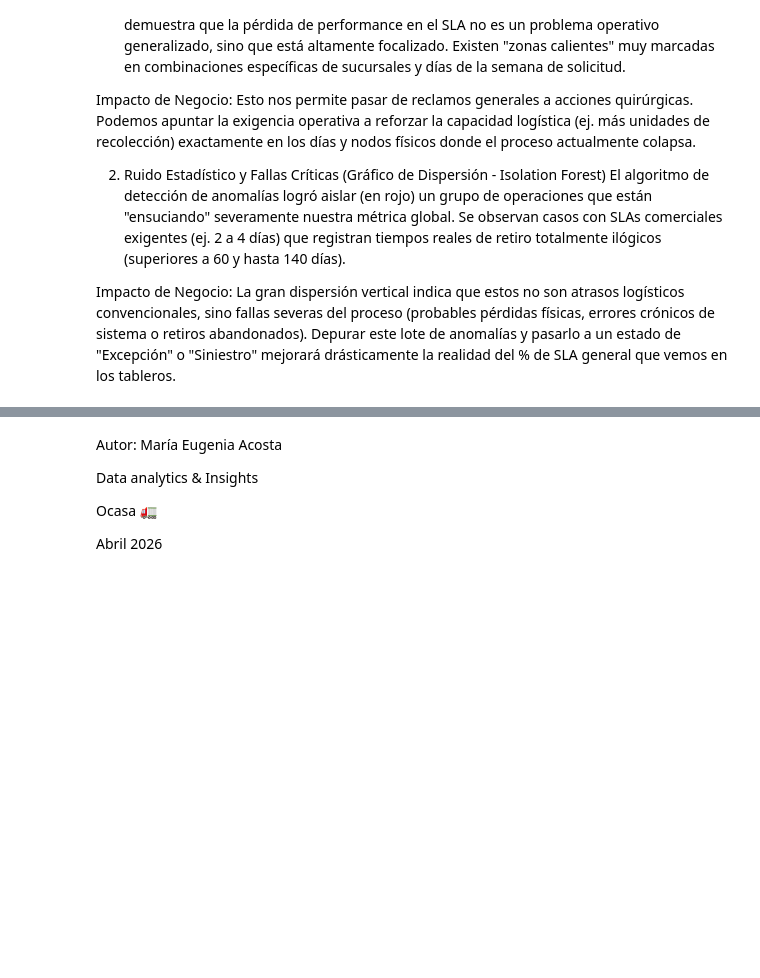
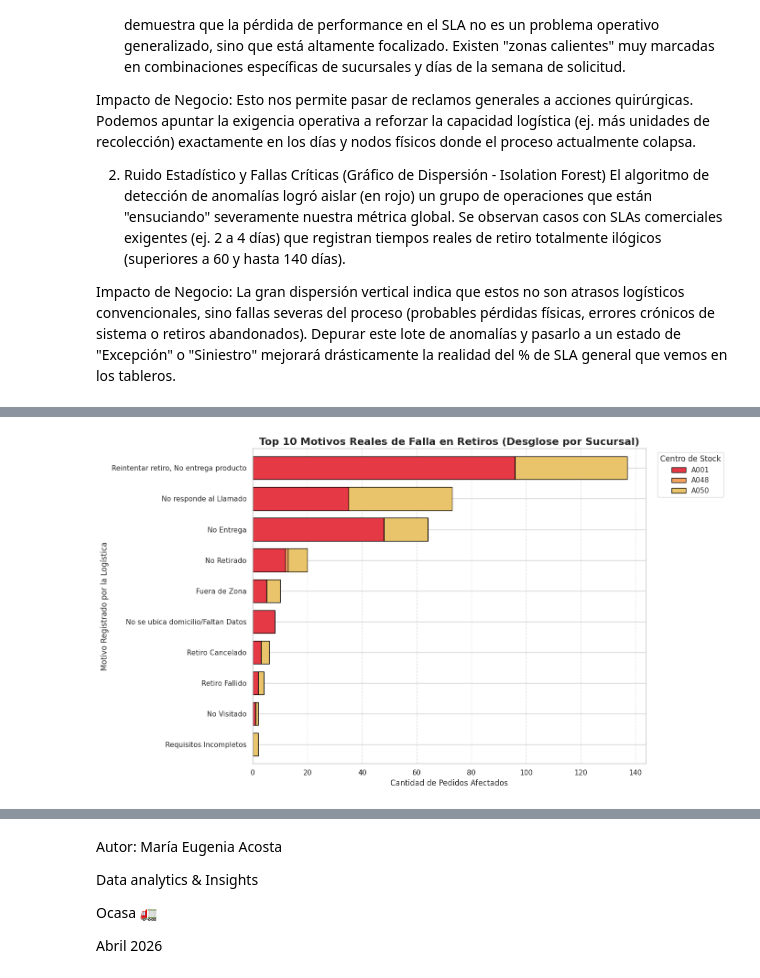
Before and after one commit to Eugeacosta/Analisis_EDA_Logistica_Inversa, a Jupyter notebook: Analisis_puntos_de_dolor_inversas.ipynb, the cells around one changed output, grey strips where cells are left out. Cells and saved outputs as stored; diff of their text form; code cells hidden in the pictures; blank space fills up the shorter version.

```diff
--- a/Analisis_puntos_de_dolor_inversas.ipynb
+++ b/Analisis_puntos_de_dolor_inversas.ipynb
@@ -423,0 +527,2 @@ Impacto de Negocio: La gran dispersión vertical indica que estos no son atrasos
+# %%
+df_dim = pd.read_csv('dim_canalizador.csv', sep=';', encoding='latin1', decimal=',')
@@ -423,0 +540,12 @@ Impacto de Negocio: La gran dispersión vertical indica que estos no son atrasos
+# %%
+nombre_archivo = '/Maestro_Regiones.csv'
+
+try:
+    df = pd.read_csv(nombre_archivo, sep=';', encoding='latin1', decimal=',')
+except:
+
+    df = pd.read_csv(nombre_archivo, encoding='utf-8')
+print("Primeras 5 filas del dataset:")
+display(df.head())
+print("\n--- Información técnica de las columnas ---")
+df.info()
@@ -423,0 +725,75 @@ Impacto de Negocio: La gran dispersión vertical indica que estos no son atrasos
+# %%
+# ==============================================================================
+# ANÁLISIS DE MOTIVOS DE DEMORA DESGLOSADO POR SUCURSAL
+# Objetivo: Identificar qué sucursal es responsable de cada tipo de falla.
+# ==============================================================================
+import pandas as pd
+import matplotlib.pyplot as plt
+from IPython.display import display
+
+print("Cruzando motivos de demora con sucursales responsables...")
+
+col_motivo = 'Motivo Retiro 1'
+motivos_basura = ['Sin Definir', 'Retirado', 'Realizado', 'Completado']
+
+# 1. Filtramos vacíos y la lista negra
+df_filtrado = df_clean[df_clean[col_motivo].notnull() & (~df_clean[col_motivo].isin(motivos_basura))].copy()
+
+# 2. Identificamos los Top 10 Motivos a nivel general
+top_10_motivos = df_filtrado[col_motivo].value_counts().head(10).index
+df_top = df_filtrado[df_filtrado[col_motivo].isin(top_10_motivos)].copy()
+
+# 3. Identificamos las Top 7 Sucursales con más problemas (para no saturar colores)
+top_7_sucursales = df_top['Centro de stock'].value_counts().head(7).index
+
+# Agrupamos las más chicas en "Otras Sucursales"
+df_top['Sucursal_Agrupada'] = df_top['Centro de stock'].apply(
+    lambda x: x if x in top_7_sucursales else 'Otras Sucursales'
+)
+
+# 4. Armamos la tabla dinámica cruzando Motivo vs Sucursal
+pivot_motivos = pd.crosstab(df_top[col_motivo], df_top['Sucursal_Agrupada'])
+
+# Ordenamos la tabla para respetar el ranking de los Top 10 Motivos
+pivot_motivos = pivot_motivos.reindex(top_10_motivos)
+
+# Invertimos el orden para que en el gráfico el Motivo #1 quede bien arriba
+pivot_motivos = pivot_motivos[::-1]
+
+# Aseguramos que "Otras Sucursales" quede al final de las columnas para el color gris
+columnas_ordenadas = [col for col in pivot_motivos.columns if col != 'Otras Sucursales']
+if 'Otras Sucursales' in pivot_motivos.columns:
+    columnas_ordenadas.append('Otras Sucursales')
+pivot_motivos = pivot_motivos[columnas_ordenadas]
+
+# ---> Mostrar la Tabla de Datos <---
+print(f"\n--- Tabla de Datos: Desglose de Motivos por Sucursal ---")
+display(pivot_motivos.iloc[::-1]) # La mostramos con el #1 arriba
+print("\n\n--- Generando Gráfico Apilado ---")
+
+# 5. Configuramos colores: paleta llamativa para las top, gris para las "Otras"
+colores = ['#e63946', '#f4a261', '#e9c46a', '#2a9d8f', '#264653', '#8338ec', '#ff006e']
+if 'Otras Sucursales' in pivot_motivos.columns:
+    colores.append('#b0b0b0') # Gris al final
+
+# 6. Graficamos
+ax = pivot_motivos.plot(
+    kind='barh',
+    stacked=True,
+    figsize=(14, 8),
+    color=colores[:len(pivot_motivos.columns)],
+    edgecolor='black',
+    width=0.75
+)
+
+plt.title('Top 10 Motivos Reales de Falla en Retiros (Desglose por Sucursal)', fontsize=16, fontweight='bold')
+plt.xlabel('Cantidad de Pedidos Afectados', fontsize=12)
+plt.ylabel('Motivo Registrado por la Logística', fontsize=12)
+
+# Movemos la leyenda afuera del gráfico para que no tape las barras
+plt.legend(title='Centro de Stock', bbox_to_anchor=(1.02, 1), loc='upper left', fontsize=11)
+
+plt.grid(axis='x', linestyle='--', alpha=0.5)
+plt.tight_layout()
+plt.show()
+# %% [output]
@@ -423,0 +816 @@ Impacto de Negocio: La gran dispersión vertical indica que estos no son atrasos
+[figure, added]
```
Also changed, not shown: parts of 13 cells of this notebook.
